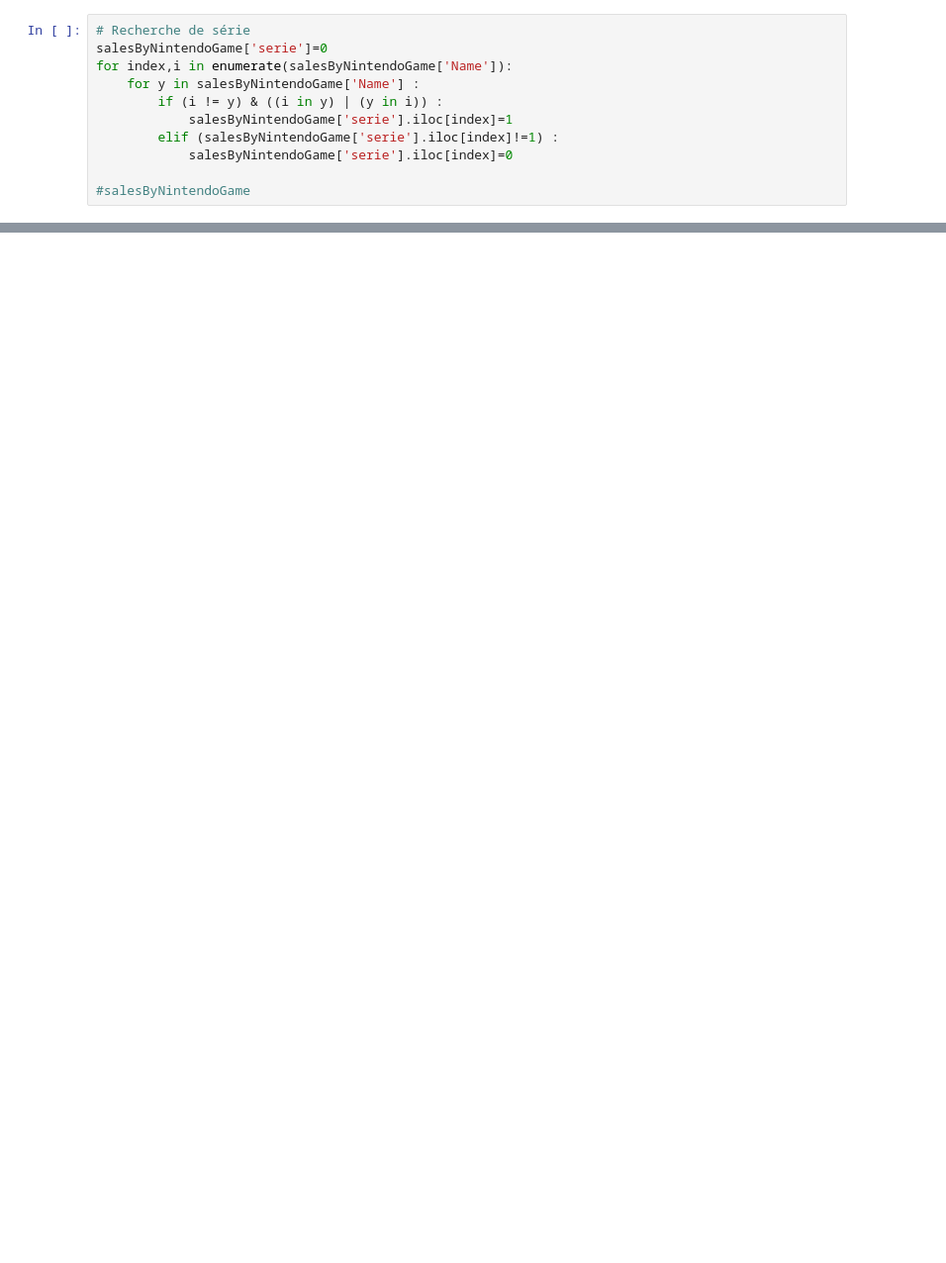
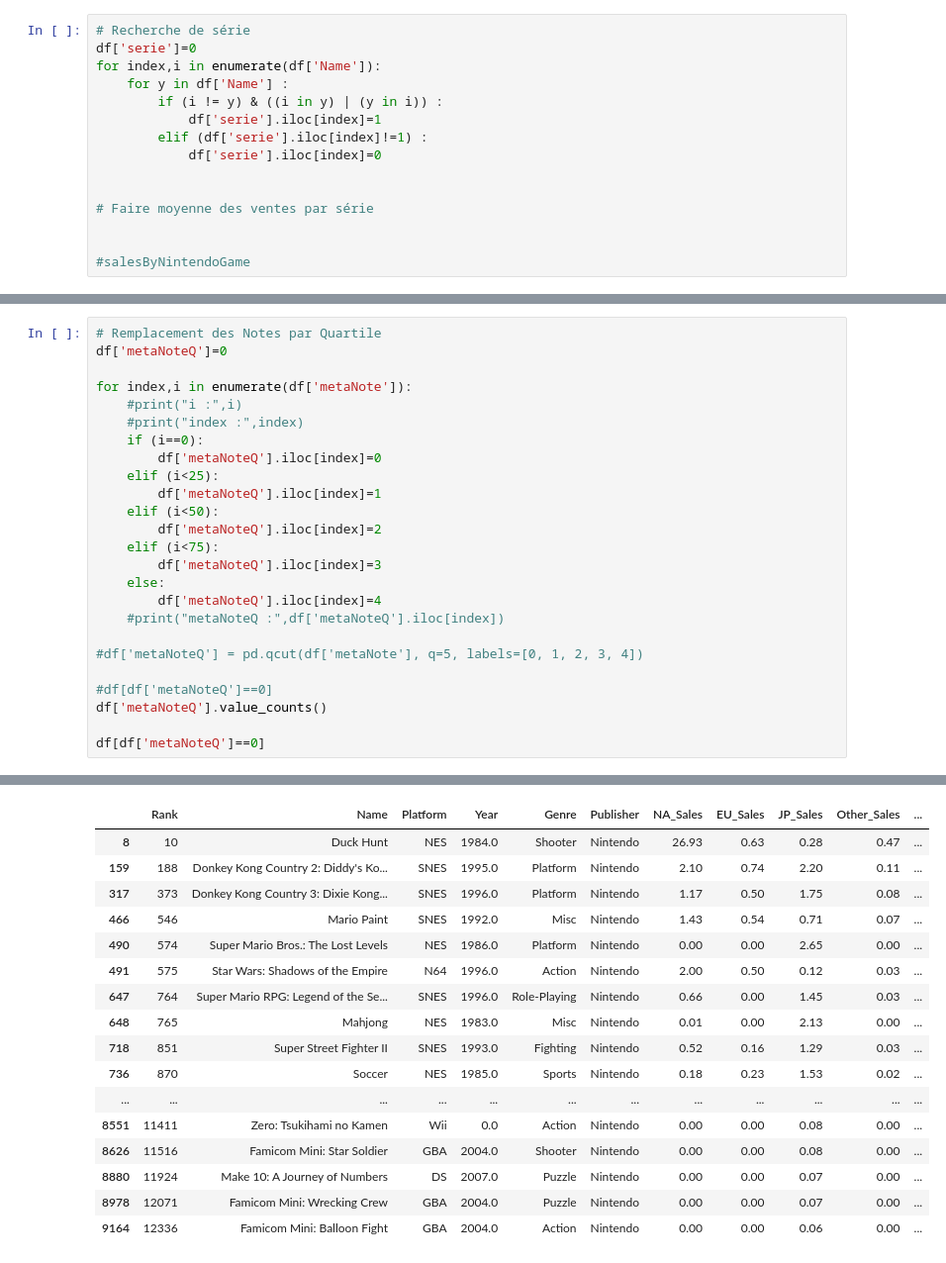
Before and after one commit to Pascal-Thai/GamingSales, a Jupyter notebook: GamingSales-Nintendo.ipynb, the cells around one changed output, grey strips where cells are left out. Shown: that part at 99% size. Saved outputs shown, nothing was run; the diff lists cells and outputs as text; blank space fills up the shorter version.

```diff
--- a/GamingSales-Nintendo.ipynb
+++ b/GamingSales-Nintendo.ipynb
@@ -103,12 +29,16 @@ length : 16598
 # %%
 # Recherche de série
-salesByNintendoGame['serie']=0
-for index,i in enumerate(salesByNintendoGame['Name']):
-    for y in salesByNintendoGame['Name'] :
+df['serie']=0
+for index,i in enumerate(df['Name']):
+    for y in df['Name'] :
         if (i != y) & ((i in y) | (y in i)) :
-            salesByNintendoGame['serie'].iloc[index]=1
-        elif (salesByNintendoGame['serie'].iloc[index]!=1) :
-            salesByNintendoGame['serie'].iloc[index]=0
+            df['serie'].iloc[index]=1
+        elif (df['serie'].iloc[index]!=1) :
+            df['serie'].iloc[index]=0
+
+
+# Faire moyenne des ventes par série
+
 
 #salesByNintendoGame
 # %% [output]
@@ -119,0 +49,26 @@ See the caveats in the documentation: https://pandas.pydata.org/pandas-docs/stab
+# %%
+# Remplacement des Notes par Quartile
+df['metaNoteQ']=0
+
+for index,i in enumerate(df['metaNote']):
+    #print("i :",i)
+    #print("index :",index)
+    if (i==0):
+        df['metaNoteQ'].iloc[index]=0
+    elif (i<25):
+        df['metaNoteQ'].iloc[index]=1
+    elif (i<50):
+        df['metaNoteQ'].iloc[index]=2
+    elif (i<75):
+        df['metaNoteQ'].iloc[index]=3
+    else:
+        df['metaNoteQ'].iloc[index]=4
+    #print("metaNoteQ :",df['metaNoteQ'].iloc[index])
+
+#df['metaNoteQ'] = pd.qcut(df['metaNote'], q=5, labels=[0, 1, 2, 3, 4])
+
+#df[df['metaNoteQ']==0]
+df['metaNoteQ'].value_counts()
+
+df[df['metaNoteQ']==0]
+# %% [output]
@@ -119,0 +79,17 @@ See the caveats in the documentation: https://pandas.pydata.org/pandas-docs/stab
+|  | Rank | Name | Platform | Year | Genre | Publisher | NA_Sales | EU_Sales | JP_Sales | Other_Sales | ... |
+| 8 | 10 | Duck Hunt | NES | 1984.0 | Shooter | Nintendo | 26.93 | 0.63 | 0.28 | 0.47 | ... |
+| 159 | 188 | Donkey Kong Country 2: Diddy's Ko... | SNES | 1995.0 | Platform | Nintendo | 2.10 | 0.74 | 2.20 | 0.11 | ... |
+| 317 | 373 | Donkey Kong Country 3: Dixie Kong... | SNES | 1996.0 | Platform | Nintendo | 1.17 | 0.50 | 1.75 | 0.08 | ... |
+| 466 | 546 | Mario Paint | SNES | 1992.0 | Misc | Nintendo | 1.43 | 0.54 | 0.71 | 0.07 | ... |
+| 490 | 574 | Super Mario Bros.: The Lost Levels | NES | 1986.0 | Platform | Nintendo | 0.00 | 0.00 | 2.65 | 0.00 | ... |
+| 491 | 575 | Star Wars: Shadows of the Empire | N64 | 1996.0 | Action | Nintendo | 2.00 | 0.50 | 0.12 | 0.03 | ... |
+| 647 | 764 | Super Mario RPG: Legend of the Se... | SNES | 1996.0 | Role-Playing | Nintendo | 0.66 | 0.00 | 1.45 | 0.03 | ... |
+| 648 | 765 | Mahjong | NES | 1983.0 | Misc | Nintendo | 0.01 | 0.00 | 2.13 | 0.00 | ... |
+| 718 | 851 | Super Street Fighter II | SNES | 1993.0 | Fighting | Nintendo | 0.52 | 0.16 | 1.29 | 0.03 | ... |
+| 736 | 870 | Soccer | NES | 1985.0 | Sports | Nintendo | 0.18 | 0.23 | 1.53 | 0.02 | ... |
+| ... | ... | ... | ... | ... | ... | ... | ... | ... | ... | ... | ... |
+| 8551 | 11411 | Zero: Tsukihami no Kamen | Wii | 0.0 | Action | Nintendo | 0.00 | 0.00 | 0.08 | 0.00 | ... |
+| 8626 | 11516 | Famicom Mini: Star Soldier | GBA | 2004.0 | Shooter | Nintendo | 0.00 | 0.00 | 0.08 | 0.00 | ... |
+| 8880 | 11924 | Make 10: A Journey of Numbers | DS | 2007.0 | Puzzle | Nintendo | 0.00 | 0.00 | 0.07 | 0.00 | ... |
+| 8978 | 12071 | Famicom Mini: Wrecking Crew | GBA | 2004.0 | Puzzle | Nintendo | 0.00 | 0.00 | 0.07 | 0.00 | ... |
+| 9164 | 12336 | Famicom Mini: Balloon Fight | GBA | 2004.0 | Action | Nintendo | 0.00 | 0.00 | 0.06 | 0.00 | ... |
```
Also changed, not shown: parts of 11 cells of this notebook, 3 other files.
